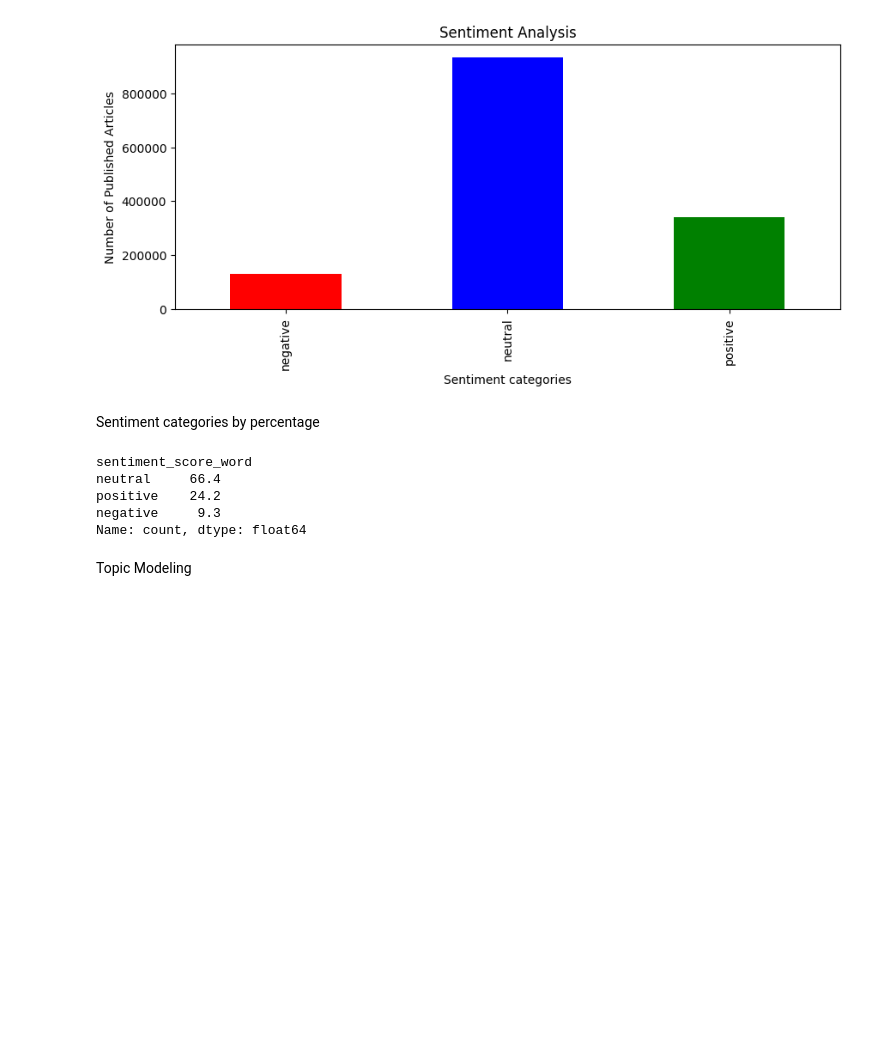
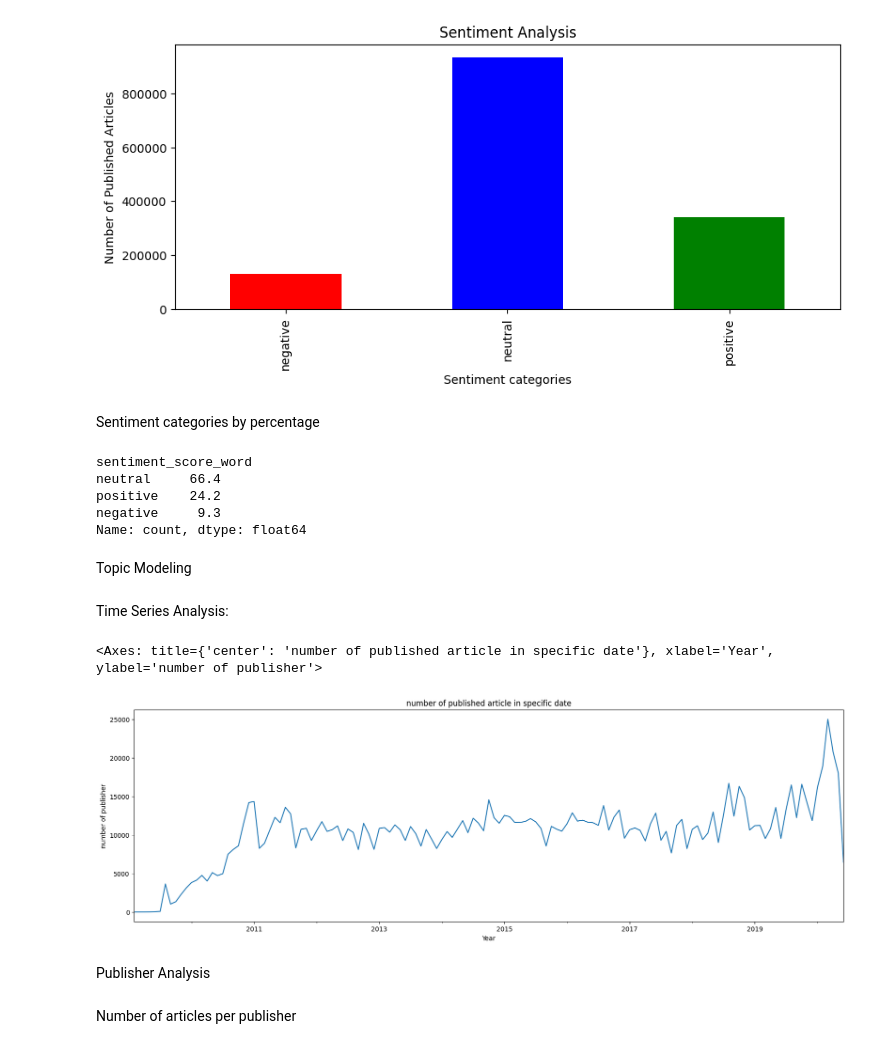
Before and after one commit to hanaDemma/Financial-News-and-Stock-Price-Integration-Analysis-Week-1, a Jupyter notebook: notebooks/newsandStockPrice.ipynb, the cells around one changed output. Drawn from its saved outputs; the diff is of its cells as text; code cells hidden in the pictures; blank space fills up the shorter version.

Commit message:
Publisher Analysis

```diff
--- a/notebooks/newsandStockPrice.ipynb
+++ b/notebooks/newsandStockPrice.ipynb
@@ -136,8 +131,0 @@ AttributeError: Can only use .dt accessor with datetimelike values
-# %%
-news_data['date'] = pd.to_datetime(news_data['date'], utc=True)
-
-# news_data['date'].dt.to_period('M').value_counts().sort_index().plot(kind="line",figsize=(20,6),title='number of published article in specific date',xlabel='Year',ylabel='number of publisher')
-
-news_data['date'].dt.to_period('Y').value_counts().sort_index().plot(kind="line",figsize=(20,6),title='number of published article in specific date',xlabel='Year',ylabel='number of publisher')
-
-# There seem to be specific peak periods where the number of published articles significantly increases. Identifying these periods can provide insights into factors driving the surge in publications.
@@ -219,3 +202,18 @@ negative     9.3
 Name: count, dtype: float64
 # %% [markdown]
 Topic Modeling
+# %% [markdown]
+Time Series Analysis:
+# %%
+news_data['date'] = pd.to_datetime(news_data['date'], format='ISO8601')
+
+news_data['date'].dt.to_period('M').value_counts().sort_index().plot(kind="line",figsize=(20,6),title='number of published article in specific date',xlabel='Year',ylabel='number of publisher')
+
+# There seem to be specific peak periods where the number of published articles significantly increases. Identifying these periods can provide insights into factors driving the surge in publications.
+# %% [output]
+<Axes: title={'center': 'number of published article in specific date'}, xlabel='Year', ylabel='number of publisher'>
+[figure, added]
+# %% [markdown]
+Publisher Analysis
+# %% [markdown]
+Number of articles per publisher
```
Also changed, not shown: parts of 9 cells of this notebook, 2 other files.
